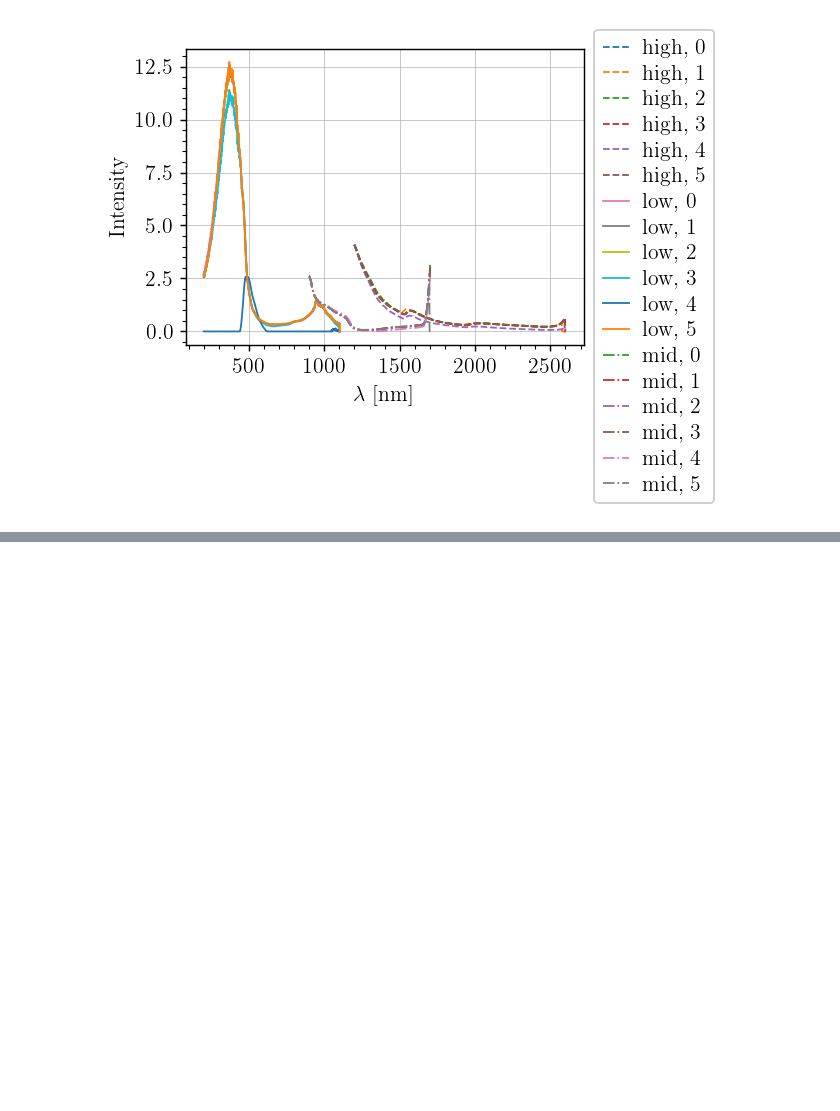
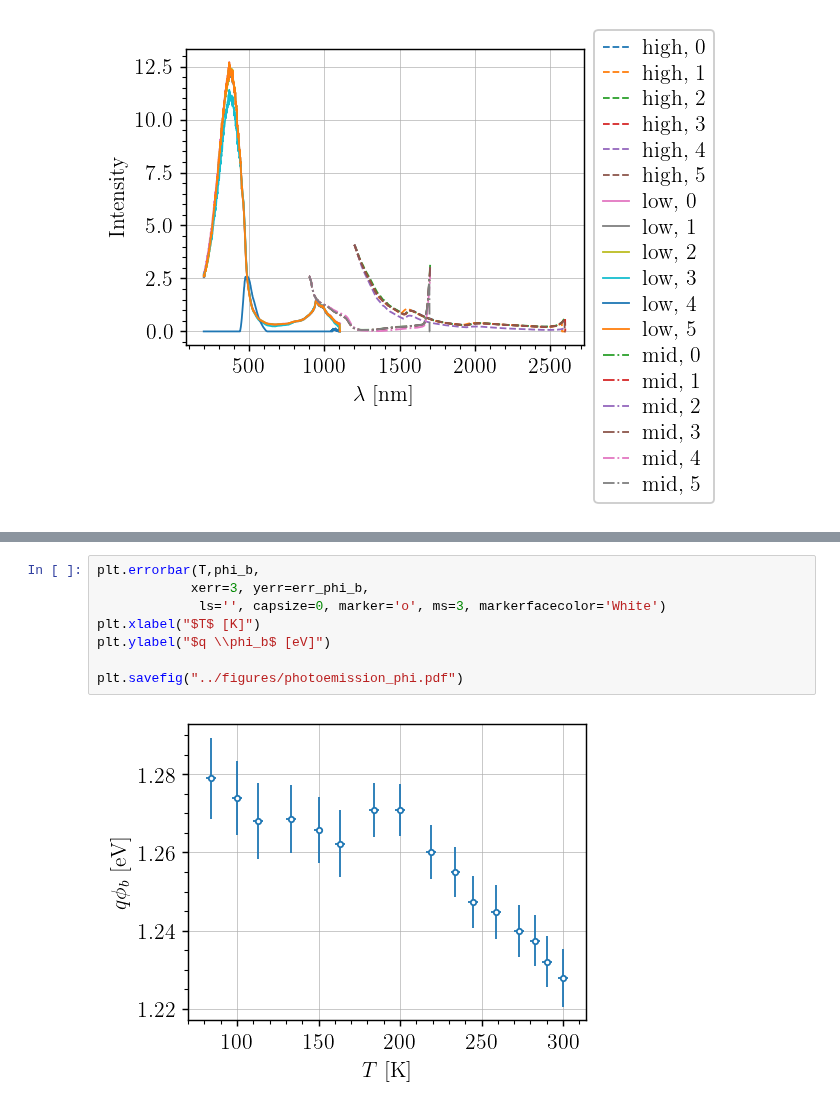
Before and after one commit to TomVdt/TPIII, a Jupyter notebook: 06-photoemission-interne/analyse/exp2_calibration.ipynb, the cells around one changed output, grey strips where cells are left out. Drawn from its saved outputs; the diff is of its cells as text; blank space fills up the shorter version.

```diff
--- a/06-photoemission-interne/analyse/exp2_calibration.ipynb
+++ b/06-photoemission-interne/analyse/exp2_calibration.ipynb
@@ -118,0 +115,10 @@ print(T)
+# %%
+plt.errorbar(T,phi_b,
+            xerr=3, yerr=err_phi_b,
+             ls='', capsize=0, marker='o', ms=3, markerfacecolor='White')
+plt.xlabel("$T$ [K]")
+plt.ylabel("$q \\phi_b$ [eV]")
+
+plt.savefig("../figures/photoemission_phi.pdf")
+# %% [output]
+[figure, added]
```
Also changed, not shown: parts of 3 cells of this notebook, 3 other files.
